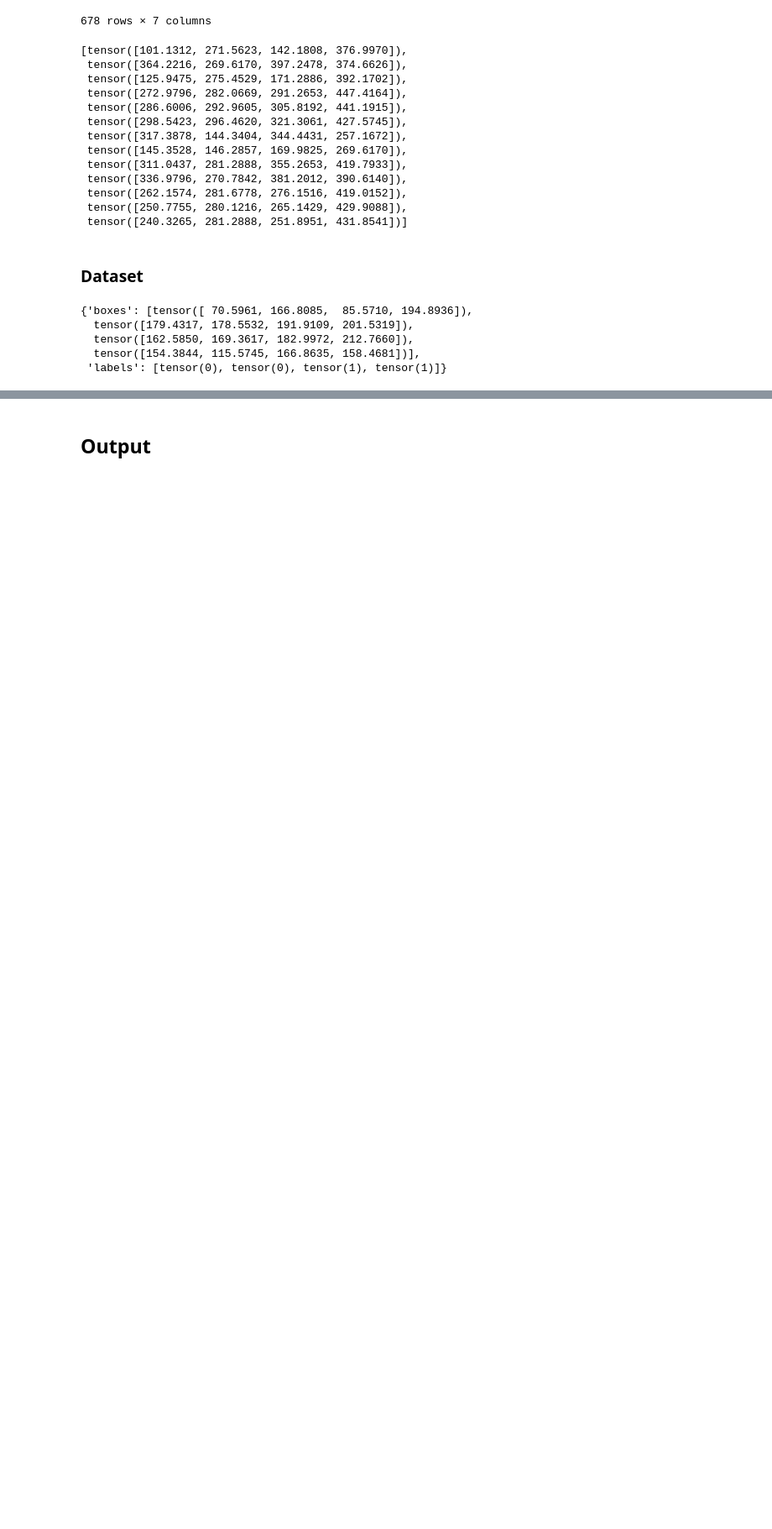
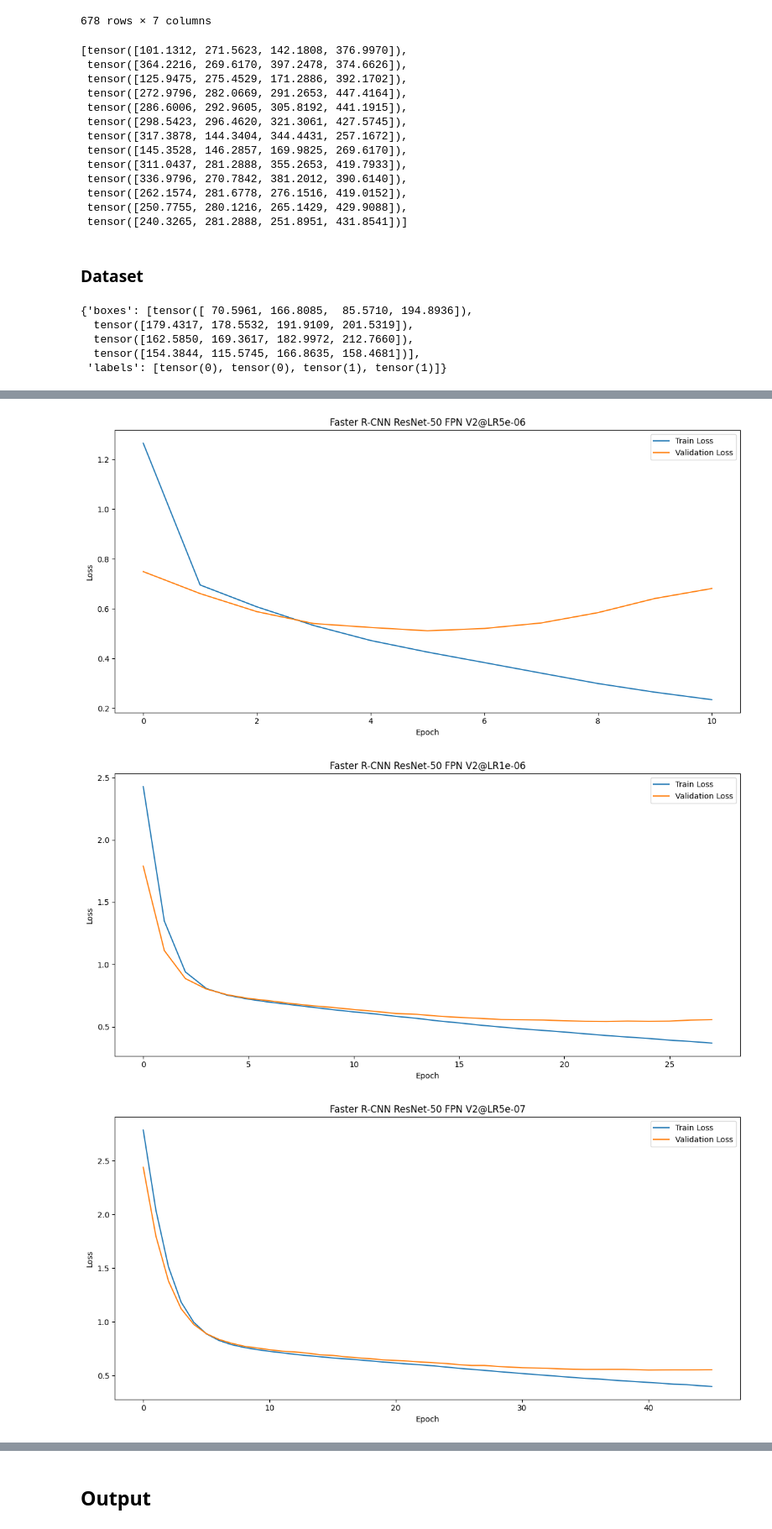
Before and after one commit to HSLU-Projects/MALDASC, a Jupyter notebook: 3_Train_FasterRCNN.ipynb, the cells around one changed output, grey strips where cells are left out. Shown at 84% size. Cells and saved outputs as stored; diff of their text form; code cells hidden in the pictures; blank space fills up the shorter version.

Commit message:
implemented GRID Search

```diff
--- a/3_Train_FasterRCNN.ipynb
+++ b/3_Train_FasterRCNN.ipynb
@@ -368,12 +366,14 @@ def eval_forward(model, images, targets):
     losses.update(proposal_losses)
     return losses, detections
 # %%
-def train_model(model, train_dataloader, validation_dataloader, optimizer, num_epochs=30):
+def train_model(model, train_dataloader, validation_dataloader, optimizer, lr=1e-5, num_epochs=30, patience=2):
     device = torch.device('cuda' if torch.cuda.is_available() else 'cpu')
     model.to(device)
 
     train_losses = []
     val_losses = []
+    best_val_loss = float('inf')
+    increasing_epochs = 0
 
     for epoch in range(num_epochs):
         model.train()
@@ -381,6 +381,7 @@ def train_model(model, train_dataloader, validation_dataloader, optimizer, num_e
         for images, targets in train_dataloader:
             images = [image.to(device) for image in images]
             targets = [{k: torch.stack(v).to(device) if isinstance(v, list) else v.to(device) for k, v in t.items()} for t in targets]
+            # format loss dict: {'loss_classifier': tensor(0.2335, device='cuda:0', grad_fn=<NllLossBackward0>), 'loss_box_reg': tensor(0.2740, device='cuda:0', grad_fn=<DivBackward0>), 'loss_objectness': tensor(0.0672, device='cuda:0', grad_fn=<BinaryCrossEntropyWithLogitsBackward0>), 'loss_rpn_box_reg': tensor(0.0671, device='cuda:0', grad_fn=<DivBackward0>)}
             loss_dict = model(images, targets)
             losses = sum(loss for loss in loss_dict.values())
             optimizer.zero_grad()
@@ -403,4 +404,29 @@ def train_model(model, train_dataloader, validation_dataloader, optimizer, num_e
 
         print(f"Epoch {epoch+1}/{num_epochs}, Training Loss: {avg_train_loss}, Validation Loss: {avg_val_loss}")
 
+        # Early stopping and save best model
+        if avg_val_loss < best_val_loss:
+            best_val_loss = avg_val_loss
+            increasing_epochs = 0
+            torch.save(model.state_dict(), 'faster_rcnn_resnet50_fpn_v2_best_lr{}.pt'.format(lr))
+        else:
+            increasing_epochs += 1
+            if increasing_epochs >= patience:
+                print(f"Early stopping at epoch {epoch+1}")
+                break
+
     return model, train_losses, val_losses
+# %%
+def save_plot(train_losses, val_losses, lr):
+    plt.figure(figsize=(12, 6))
+    plt.title("Faster R-CNN ResNet-50 FPN V2@LR{}".format(lr))
+
+    plt.plot(train_losses, label='Train Loss')
+    plt.plot(val_losses, label='Validation Loss')
+    plt.xlabel('Epoch')
+    plt.ylabel('Loss')
+
+    plt.legend()
+    plt.tight_layout()
+
+    plt.savefig('train_val_loss_lr{}.png'.format(lr), dpi=600)
@@ -406,0 +435,16 @@ def train_model(model, train_dataloader, validation_dataloader, optimizer, num_e
+# %%
+def grid_search(model, train_dataloader, validation_dataloader, learning_rates=[5e-6, 1e-6, 5e-7], num_epochs=50, patience=5):
+    device = torch.device('cuda' if torch.cuda.is_available() else 'cpu')
+    model.to(device)
+
+    for lr in learning_rates:
+        print(f"Training with learning rate: {lr}")
+        model_copy = copy.deepcopy(model)  # Create a copy of the model for each learning rate
+        optimizer = torch.optim.Adam(model_copy.parameters(), lr=lr)
+        trained_model, train_losses, val_losses = train_model(model_copy, train_dataloader, validation_dataloader, optimizer, lr, num_epochs, patience)
+        print(f"Best validation loss for learning rate {lr}: {min(val_losses)}")
+        save_plot(train_losses, val_losses, lr)
+
+# Perform GridSearch
+grid_search(model, train_loader, val_loader)
+# %% [output]
@@ -406,0 +468,3 @@ def train_model(model, train_dataloader, validation_dataloader, optimizer, num_e
+[figure, added]
+[figure, added]
+[figure, added]
```
Also changed, not shown: parts of 19 cells of this notebook.
